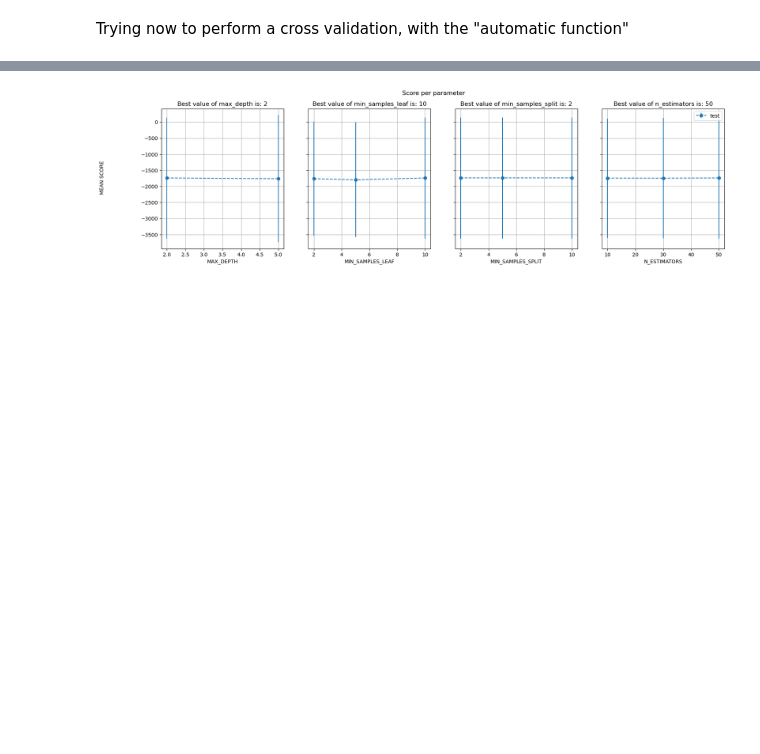
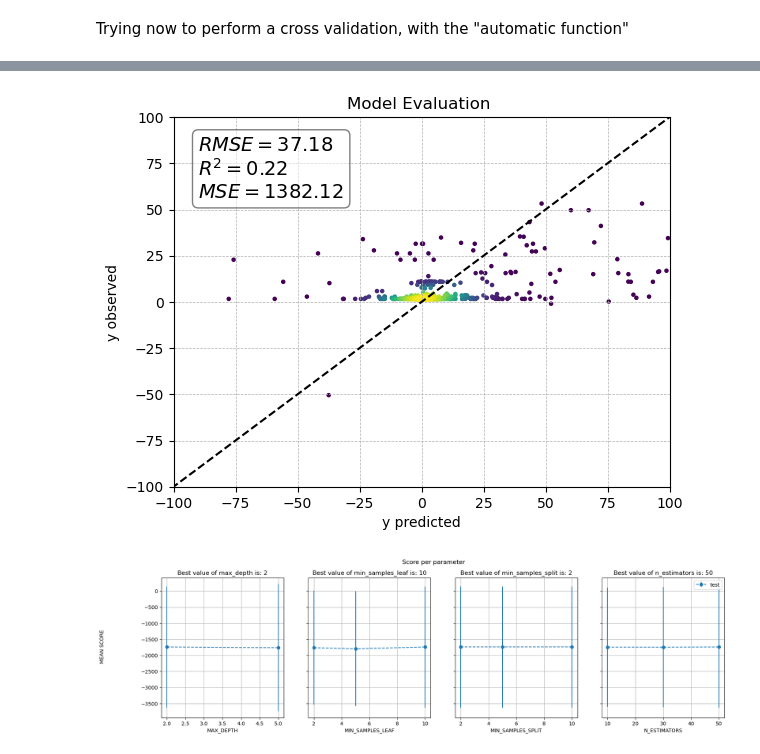
Before and after one commit to Moncada-Francesco-97/Calving-U-Net, a Jupyter notebook: Random_Forest/random_forest.ipynb, the cells around one changed output, grey strips where cells are left out. Cells and saved outputs as stored; diff of their text form; code cells hidden in the pictures; blank space fills up the shorter version.

```diff
--- a/Random_Forest/random_forest.ipynb
+++ b/Random_Forest/random_forest.ipynb
@@ -296,3 +304,55 @@ The std of the cross validation is:  1884.1891093825245
+# %%
+#Now plot the y modelled vs the y observed
+#First i need to fit the model on the whole training set
+
+from scipy.stats import gaussian_kde
+from sklearn.metrics import mean_squared_error
+from sklearn.metrics import r2_score
+from sklearn.metrics import mean_squared_error
+
+rf_fitted.fit(X, y)
+y_pred = rf_fitted.predict(X)
+
+y = cv['calving']
+
+#Prova senza reshape
+y_modeled = y_pred.copy()
+y_data = y.copy().values
+
+xy = np.vstack([y_data,y_modeled])
+z = gaussian_kde(xy)(xy)
+
+idx = z.argsort()
+ann_plt, y_plt, z = y_data[idx], y_modeled[idx], z[idx]
+
+fig, ax = plt.subplots()
+plt.title("Model Evaluation ")
+
+plt.xlabel('y predicted')
+plt.ylabel('y observed')
+sc = plt.scatter(ann_plt, y_plt, c=z, s=5)
+
+textstr = '\n'.join((
+    r'$RMSE=%.2f$' % (mean_squared_error(y_data, y_modeled, squared=False), ),
+    r'$R^2=%.2f$' % (r2_score(y_data, y_modeled), ),
+    r'$MSE=%.2f$' % (mean_squared_error(y_data, y_modeled), )))
+props = dict(boxstyle='round', facecolor='white', alpha=0.5)
+ax.text(0.05, 0.95, textstr, transform=ax.transAxes, fontsize=14,
+        verticalalignment='top', bbox=props)
+
+#Now i want to plot the line y = x
+x = np.linspace(*ax.get_xlim())
+ax.plot(x, x, color='black', linestyle='--')
+
+#limit x axis
+plt.xlim(-100, 100)
+plt.ylim(-100, 100)
+
+#Add a grid
+plt.grid(True, linestyle='--', linewidth=0.5)
+plt.show()
+# %% [output]
+[figure, added]
 # %%
 #Trying the plot function
 
```
Also changed, not shown: parts of 16 cells of this notebook, 3 other files.
